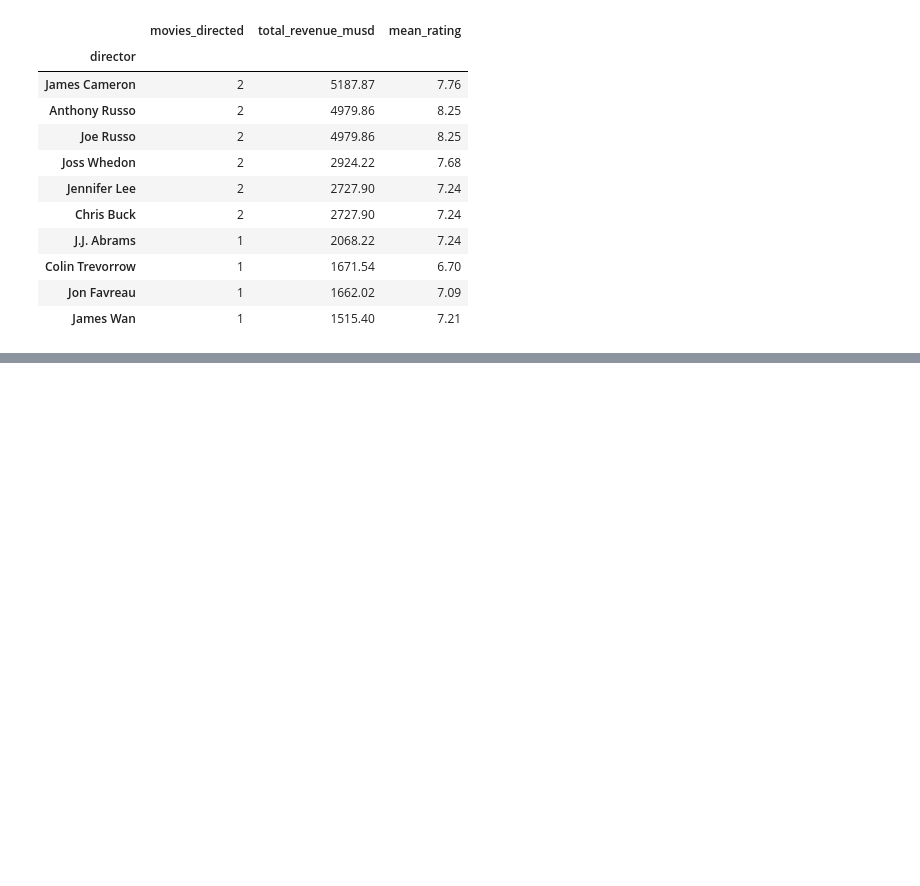
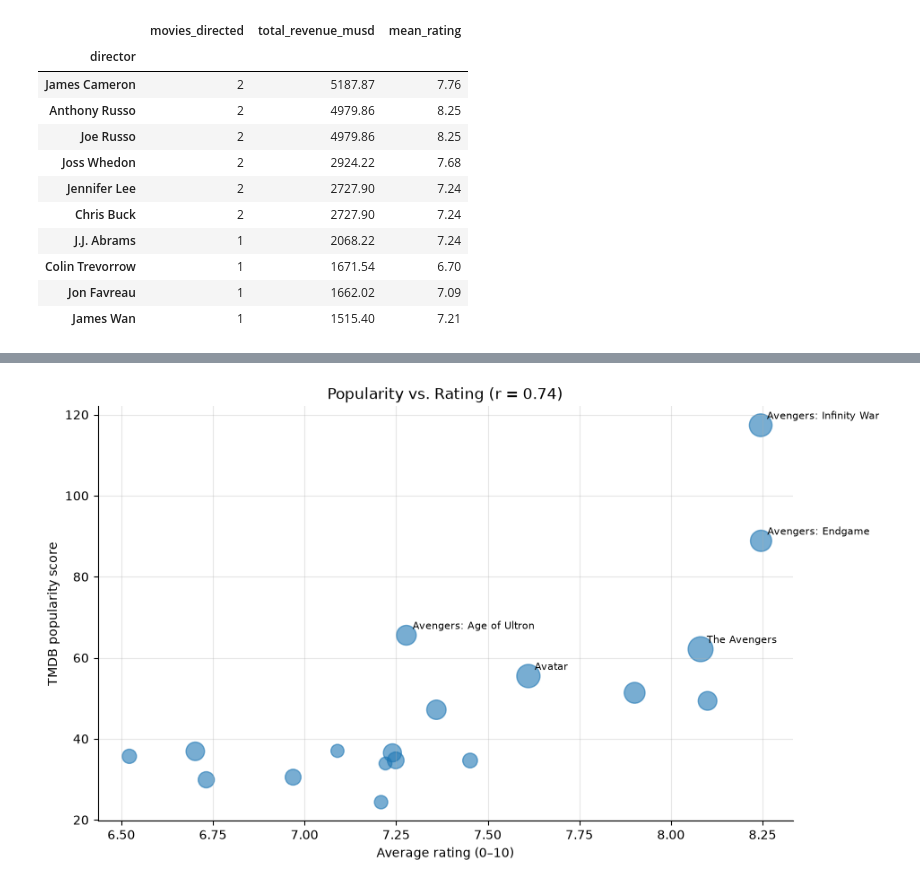
Before and after one commit to CasualLev/tmdb-movalyzer, a Jupyter notebook: notebooks/tmdb_analysis.ipynb, the cells around one changed output, grey strips where cells are left out. Cells and saved outputs as stored; diff of their text form; code cells hidden in the pictures; blank space fills up the shorter version.

```diff
--- a/notebooks/tmdb_analysis.ipynb
+++ b/notebooks/tmdb_analysis.ipynb
@@ -799,0 +876,18 @@ director_stats.head(10)
+# %%
+plot_df = df.dropna(subset=["vote_average", "popularity"])
+sizes = plot_df["vote_count"] / plot_df["vote_count"].max() * 400
+
+fig, ax = plt.subplots()
+ax.scatter(plot_df["vote_average"], plot_df["popularity"], s=sizes, alpha=0.6)
+
+for _, row in plot_df.nlargest(5, "popularity").iterrows():
+    ax.annotate(row["title"], (row["vote_average"], row["popularity"]),
+                fontsize=8, xytext=(5, 5), textcoords="offset points")
+
+r = plot_df["vote_average"].corr(plot_df["popularity"])
+ax.set(title=f"Popularity vs. Rating (r = {r:.2f})",
+       xlabel="Average rating (0–10)", ylabel="TMDB popularity score")
+save_fig(fig, "03_popularity_vs_rating")
+plt.show()
+# %% [output]
+[figure, added]
```
Also changed, not shown: parts of 11 cells of this notebook, 5 other files.
